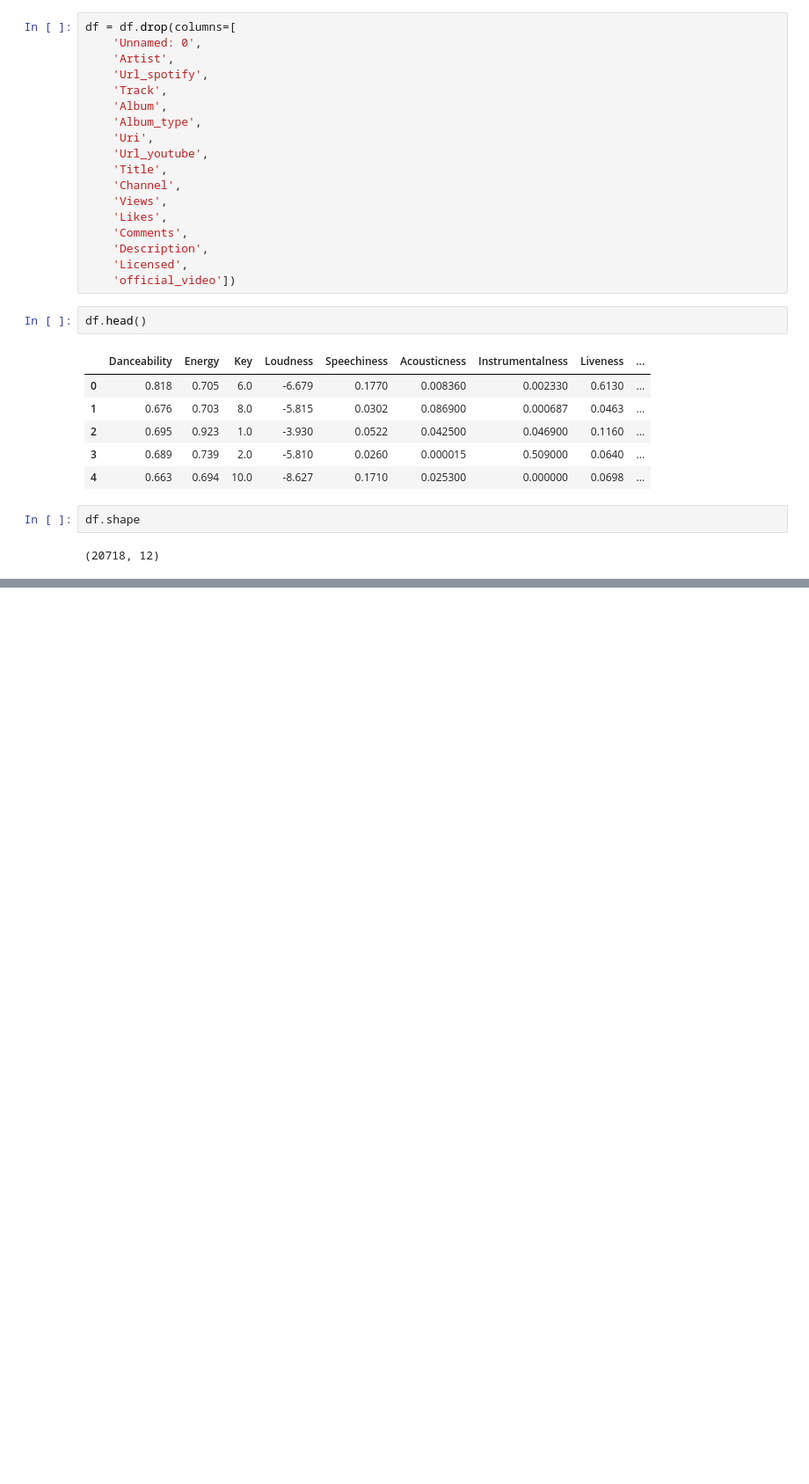
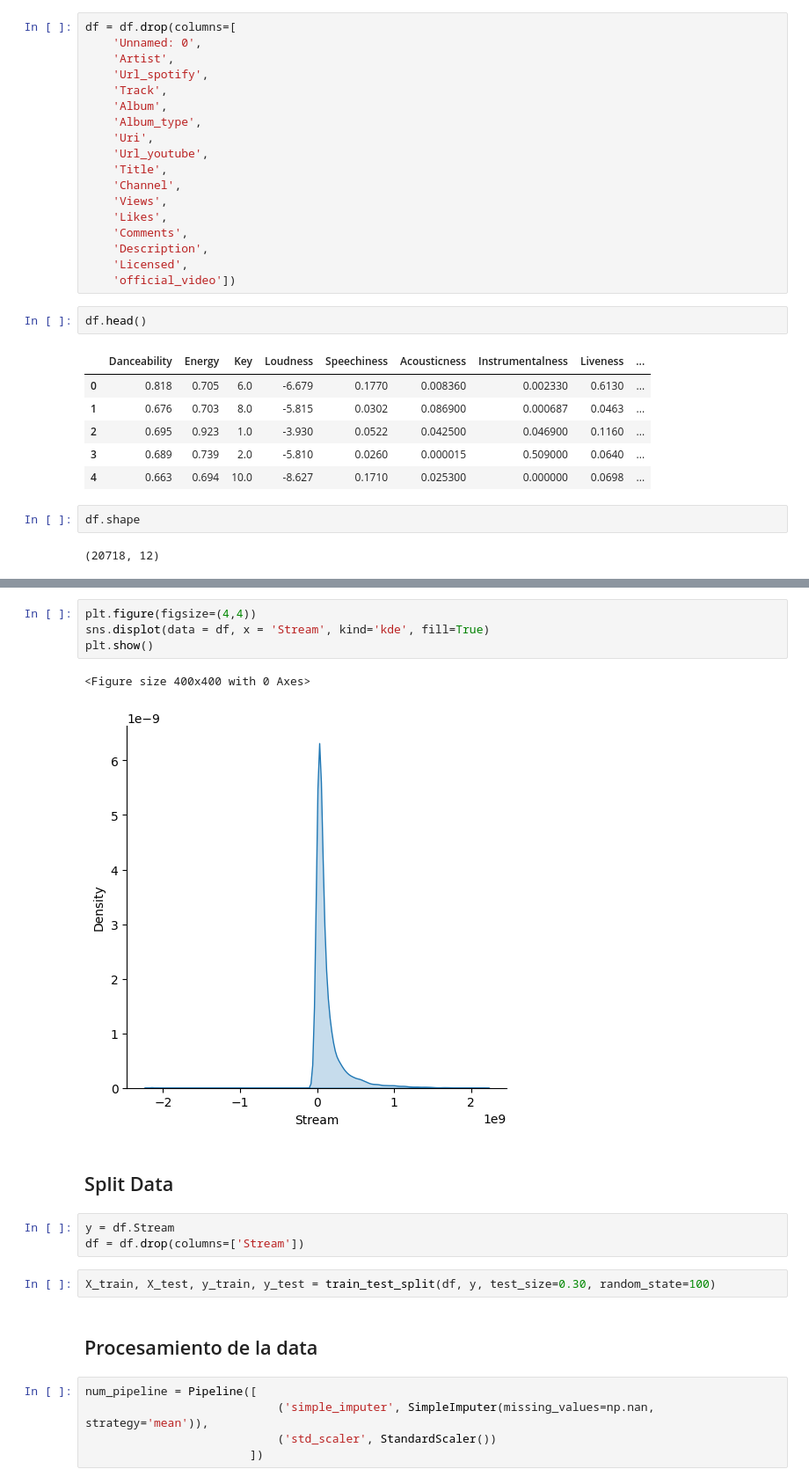
Before and after one commit to mp4402/pythonPrograms, a Jupyter notebook: machineLearningModels2023/proyectoFinal/proyecto.ipynb, the cells around one changed output, grey strips where cells are left out. Shown at 88% size. Saved outputs shown, nothing was run; the diff lists cells and outputs as text; blank space fills up the shorter version.

```diff
--- a/machineLearningModels2023/proyectoFinal/proyecto.ipynb
+++ b/machineLearningModels2023/proyectoFinal/proyecto.ipynb
@@ -44,0 +149,21 @@ df.shape
+# %%
+plt.figure(figsize=(4,4))
+sns.displot(data = df, x = 'Stream', kind='kde', fill=True)
+plt.show()
+# %% [output]
+<Figure size 400x400 with 0 Axes>
+[figure, added]
+# %% [markdown]
+## Split Data
+# %%
+y = df.Stream
+df = df.drop(columns=['Stream'])
+# %%
+X_train, X_test, y_train, y_test = train_test_split(df, y, test_size=0.30, random_state=100)
+# %% [markdown]
+## Procesamiento de la data
+# %%
+num_pipeline = Pipeline([
+                            ('simple_imputer', SimpleImputer(missing_values=np.nan, strategy='mean')),
+                            ('std_scaler', StandardScaler())
+                        ])
```
Also changed, not shown: parts of 26 cells of this notebook.
